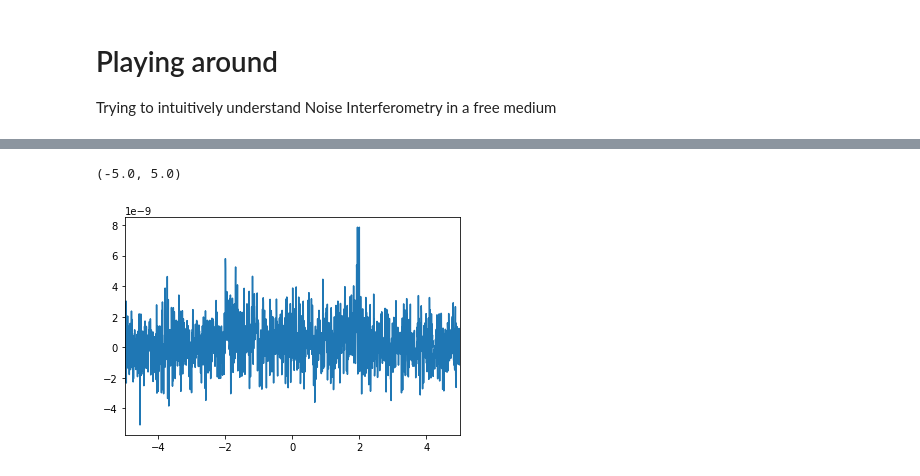
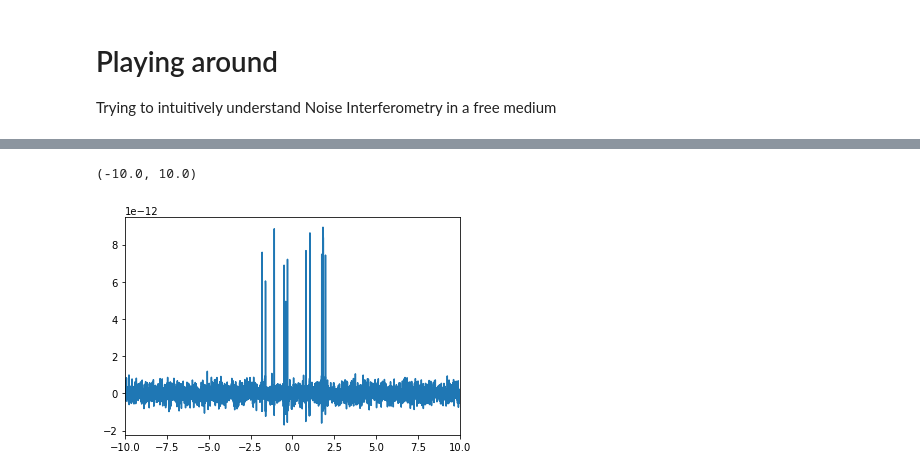
Before and after one commit to John-Ragland/NI_simulation, a Jupyter notebook: scripts/playing_around.ipynb, the cells around one changed output, grey strips where cells are left out. Drawn from its saved outputs; the diff is of its cells as text; code cells hidden in the pictures.

```diff
--- a/scripts/playing_around.ipynb
+++ b/scripts/playing_around.ipynb
@@ -13,9 +13,9 @@ import sys
 %autoreload 2
 # %%
 # create sources
-sources = ni_sim.source_distribution2D().distant_uniform(10000, 11000, 1000, label='harmonic')
+sources = ni_sim.source_distribution2D().distant_uniform(10000, 11000, 12, label='gauss')
 # %%
-env = ni_sim.environment(sources, time_length=600)
+env = ni_sim.environment(sources, time_length=600, frequencies = np.linspace(1,20,20))
 # %%
 env.plot_env()
 plt.xlim([-21000,21000])
@@ -26,4 +26,4 @@ plt.ylim([-21000,21000])
 # %%
 chunks = env.get_signals()
 # %%
-len(chunks)
+xA, xB = chunks
@@ -32,9 +36,9 @@ len(chunks)
 # %%
 R = np.correlate(xA, xB, mode='full')
 tx = np.linspace(-env.time_length, env.time_length, len(R))
 
 plt.plot(tx,R)
-plt.xlim([-5,5])
+plt.xlim([-10,10])
 # %% [output]
-(-5.0, 5.0)
+(-10.0, 10.0)
-[figure, old version]
+[figure, new version]
```
Also changed, not shown: parts of 3 cells of this notebook, 2 other files.
